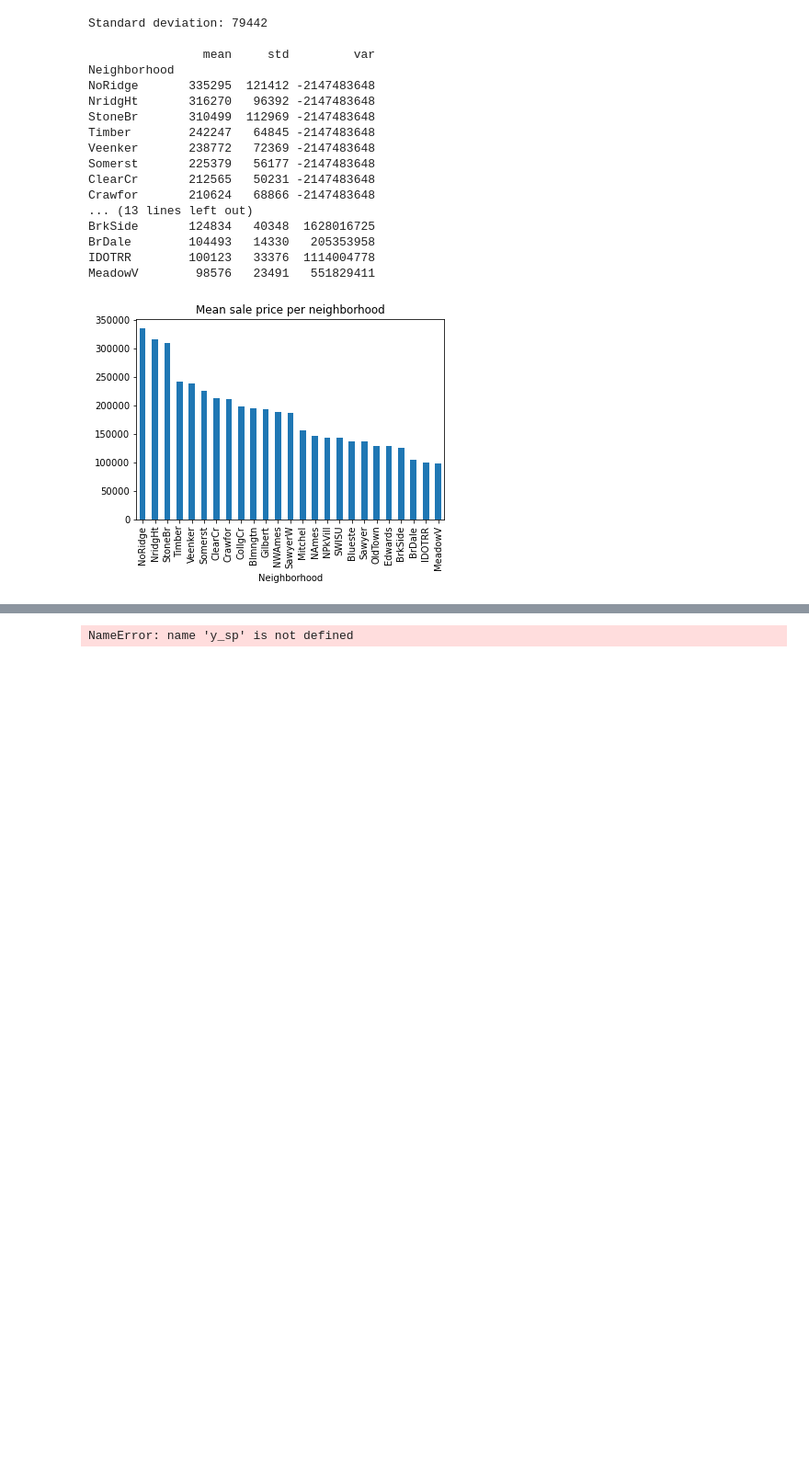
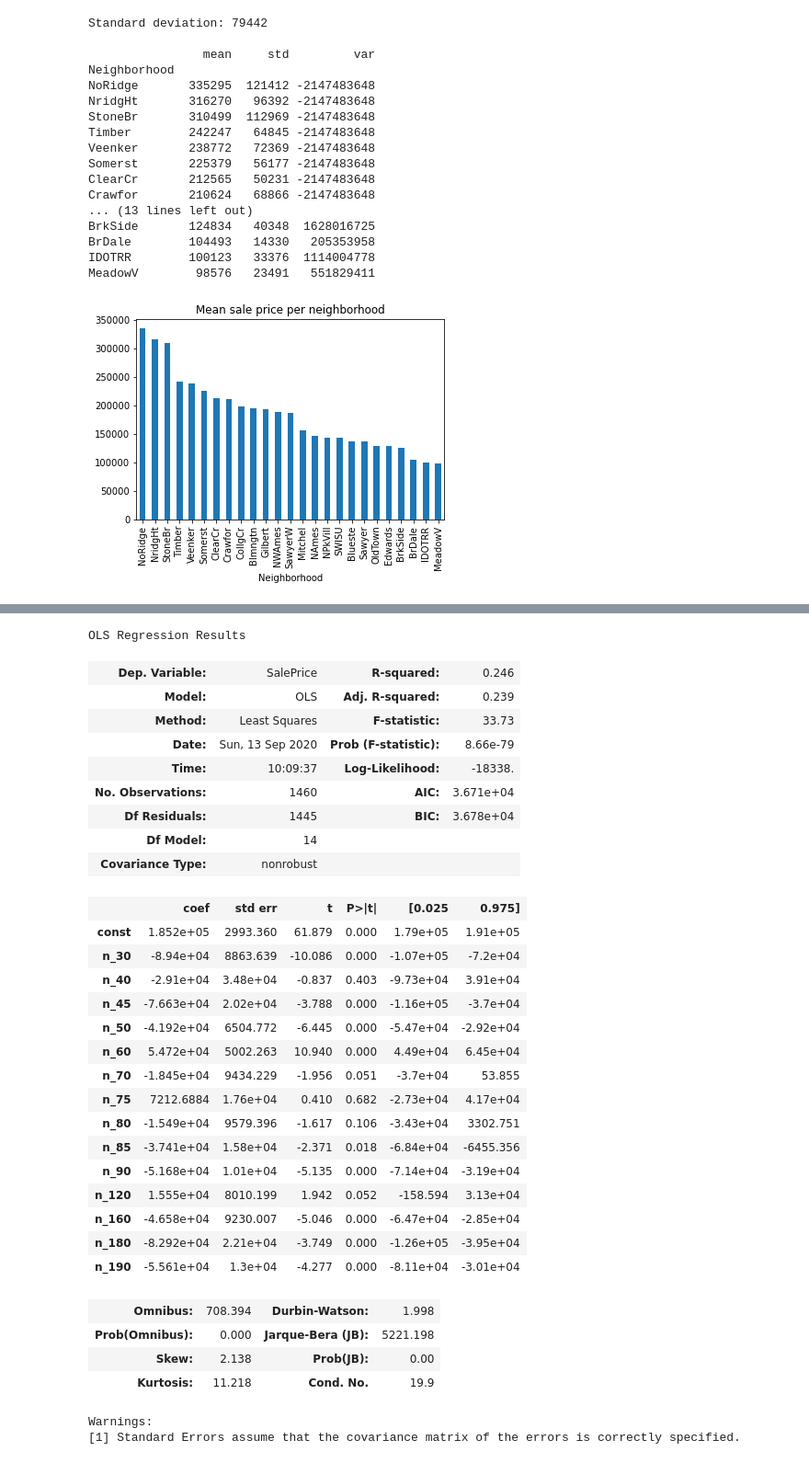
Before and after one commit to therinz/housing_stats, a Jupyter notebook: notebooks/housing.ipynb, the cells around one changed output, grey strips where cells are left out. Shown at 92% size. Saved outputs shown, nothing was run; the diff lists cells and outputs as text; code cells hidden in the pictures; blank space fills up the shorter version.

```diff
--- a/notebooks/import_csv.ipynb
+++ b/notebooks/housing.ipynb
@@ -365,16 +367,3 @@ OLS Regression Results
 | Kurtosis: | 11.875 | Cond. No. | 48.8 |
 Warnings:
 [1] Standard Errors assume that the covariance matrix of the errors is correctly specified.
-# %%
-col_drop = [col for col in h.columns if col not in ["YearBuilt", "SalePrice"]]
-
-y_sp = (h.copy()
-         .drop(columns=col_drop)
-         .groupby(by="YearBuilt")
-         .agg("mean")
-         .astype(int).sort_values(by="YearBuilt")
-         .reset_index())
-y_sp = (y_sp.assign({"t": y_sp.index + 1,
-                     "t2": (y_sp.index +1) ** 2}))
-# %% [output]
-NameError: name 'y_sp' is not defined
@@ -394,0 +370,43 @@ ax.plot(df_weekly["week_id"],
+# %%
+# Do a similar thing with the type of dwelling
+h_type = pd.get_dummies(h[["MSSubClass", "SalePrice"]],
+                        drop_first=True,
+                        prefix="n",
+                        columns=["MSSubClass"])
+
+# Check regression
+m, df = fit_ols(h_type, "SalePrice")
+m.summary()
+# %% [output]
+OLS Regression Results
+| Dep. Variable: | SalePrice | R-squared: | 0.246 |
+| Model: | OLS | Adj. R-squared: | 0.239 |
+| Method: | Least Squares | F-statistic: | 33.73 |
+| Date: | Sun, 13 Sep 2020 | Prob (F-statistic): | 8.66e-79 |
+| Time: | 10:09:37 | Log-Likelihood: | -18338. |
+| No. Observations: | 1460 | AIC: | 3.671e+04 |
+| Df Residuals: | 1445 | BIC: | 3.678e+04 |
+| Df Model: | 14 |  |  |
+| Covariance Type: | nonrobust |  |  |
+|  | coef | std err | t | P>|t| | [0.025 | 0.975] |
+| const | 1.852e+05 | 2993.360 | 61.879 | 0.000 | 1.79e+05 | 1.91e+05 |
+| n_30 | -8.94e+04 | 8863.639 | -10.086 | 0.000 | -1.07e+05 | -7.2e+04 |
+| n_40 | -2.91e+04 | 3.48e+04 | -0.837 | 0.403 | -9.73e+04 | 3.91e+04 |
+| n_45 | -7.663e+04 | 2.02e+04 | -3.788 | 0.000 | -1.16e+05 | -3.7e+04 |
+| n_50 | -4.192e+04 | 6504.772 | -6.445 | 0.000 | -5.47e+04 | -2.92e+04 |
+| n_60 | 5.472e+04 | 5002.263 | 10.940 | 0.000 | 4.49e+04 | 6.45e+04 |
+| n_70 | -1.845e+04 | 9434.229 | -1.956 | 0.051 | -3.7e+04 | 53.855 |
+| n_75 | 7212.6884 | 1.76e+04 | 0.410 | 0.682 | -2.73e+04 | 4.17e+04 |
+| n_80 | -1.549e+04 | 9579.396 | -1.617 | 0.106 | -3.43e+04 | 3302.751 |
+| n_85 | -3.741e+04 | 1.58e+04 | -2.371 | 0.018 | -6.84e+04 | -6455.356 |
+| n_90 | -5.168e+04 | 1.01e+04 | -5.135 | 0.000 | -7.14e+04 | -3.19e+04 |
+| n_120 | 1.555e+04 | 8010.199 | 1.942 | 0.052 | -158.594 | 3.13e+04 |
+| n_160 | -4.658e+04 | 9230.007 | -5.046 | 0.000 | -6.47e+04 | -2.85e+04 |
+| n_180 | -8.292e+04 | 2.21e+04 | -3.749 | 0.000 | -1.26e+05 | -3.95e+04 |
+| n_190 | -5.561e+04 | 1.3e+04 | -4.277 | 0.000 | -8.11e+04 | -3.01e+04 |
+| Omnibus: | 708.394 | Durbin-Watson: | 1.998 |
+| Prob(Omnibus): | 0.000 | Jarque-Bera (JB): | 5221.198 |
+| Skew: | 2.138 | Prob(JB): | 0.00 |
+| Kurtosis: | 11.218 | Cond. No. | 19.9 |
+Warnings:
+[1] Standard Errors assume that the covariance matrix of the errors is correctly specified.
```
Also changed, not shown: parts of 13 cells of this notebook, 1 other file.
